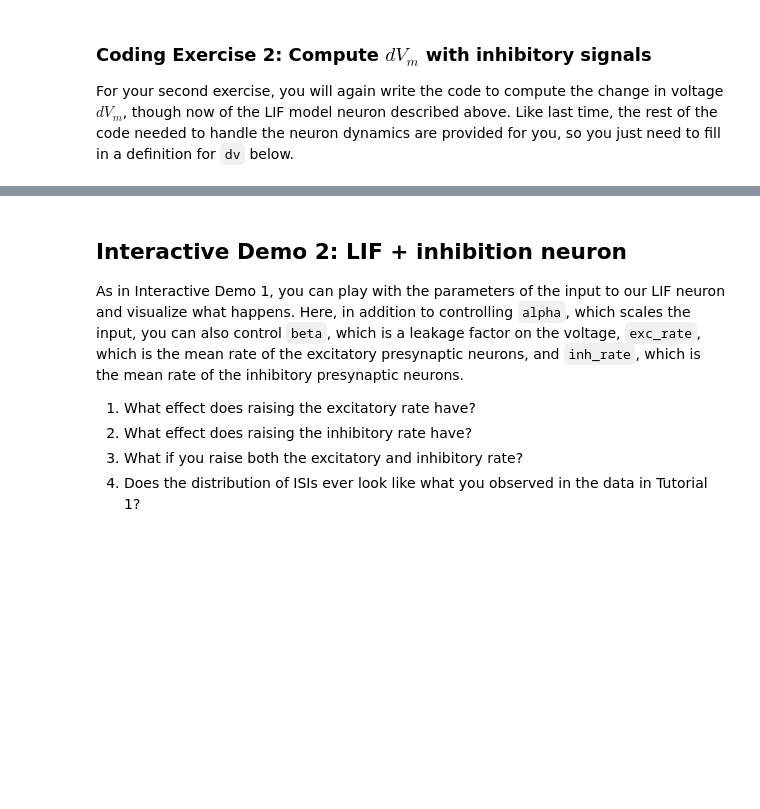
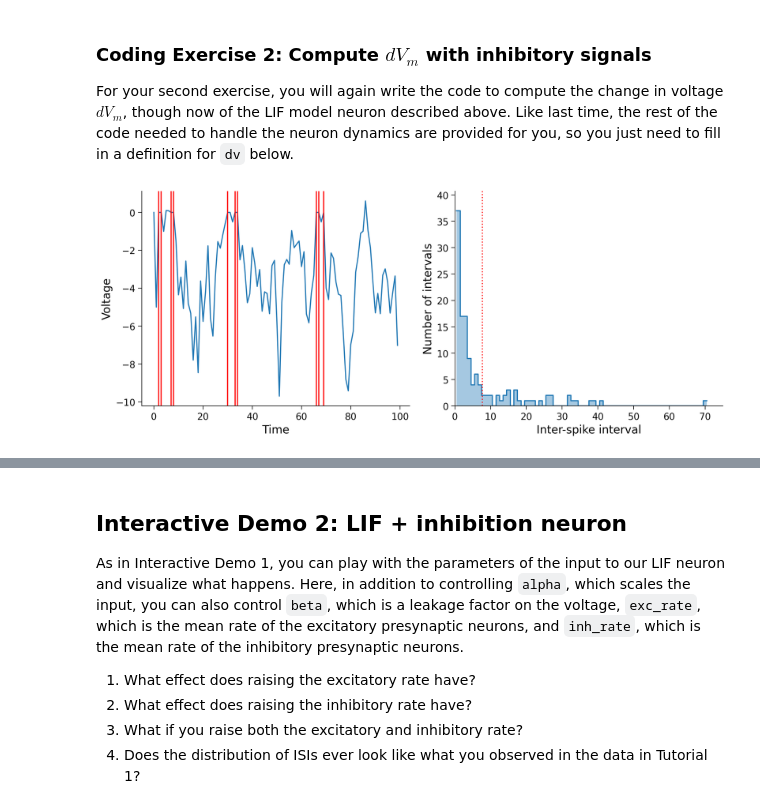
Before and after one commit to alinerohloff/Neuromatch2023, a Jupyter notebook: tutorials/W1D1_ModelTypes/student/W1D1_Tutorial2.ipynb, the cells around one changed output, grey strips where cells are left out. Drawn from its saved outputs; the diff is of its cells as text; code cells hidden in the pictures; blank space fills up the shorter version.

```diff
--- a/tutorials/W1D1_ModelTypes/student/W1D1_Tutorial2.ipynb
+++ b/tutorials/W1D1_ModelTypes/student/W1D1_Tutorial2.ipynb
@@ -438,35 +444,37 @@ def lif_neuron_inh(n_steps=1000, alpha=0.5, beta=0.1, exc_rate=10, inh_rate=10):
 
   # precompute Poisson samples for speed
   exc = stats.poisson(exc_rate).rvs(n_steps)
   inh = stats.poisson(inh_rate).rvs(n_steps)
 
   v = np.zeros(n_steps)
   spike_times = []
 
   ###############################################################################
   # Students: compute dv, then comment out or remove the next line
-  raise NotImplementedError("Exercise: compute the change in membrane potential")
+  # raise NotImplementedError("Exercise: compute the change in membrane potential")
   ################################################################################
 
   for i in range(1, n_steps):
 
-    dv = ...
+    dv = -beta*v[i-1]+alpha*(exc[i]-inh[i])
 
     v[i] = v[i-1] + dv
     if v[i] > 1:
       spike_times.append(i)
       v[i] = 0
 
   return v, spike_times
 
 # Set random seed (for reproducibility)
 np.random.seed(12)
 
 # Model LIF neuron
 v, spike_times = lif_neuron_inh()
 
 # Visualize
 plot_neuron_stats(v, spike_times)
+# %% [output]
+[figure, added]
 # %% [markdown]
 [*Click for solution*](https://github.com/NeuromatchAcademy/course-content/tree/main/tutorials/W1D1_ModelTypes/solutions/W1D1_Tutorial2_Solution_6bd84e18.py)
 
```
Also changed, not shown: parts of 3 cells of this notebook.
